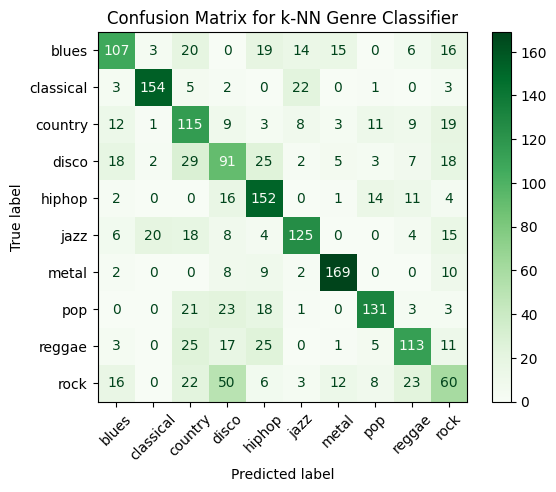
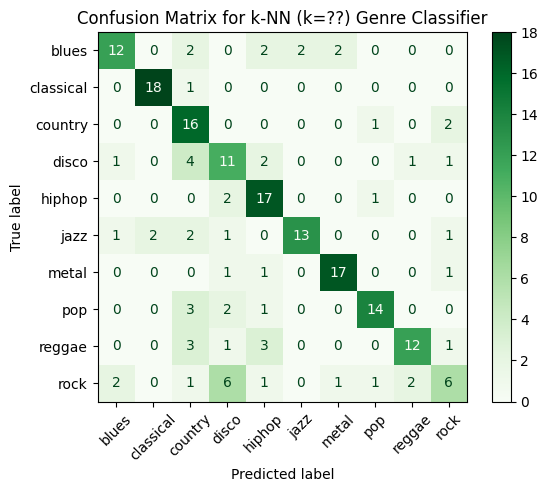
Code edit (unified diff) that turned the first committed figure into the second:
--- before
+++ after
@@ -33,12 +33,19 @@
 knn_classifier.fit(feature_train,target_train)
 
+#Majority voting per series
+def most_commom_decision(series):
+    return series.value_counts().idxmax()
+
 #Predict and test the accuracy of prediction
-target_predict = knn_classifier.predict(feature_test)
+test_dataset["kNNPredict"] = knn_classifier.predict(feature_test)
+target_predict = test_dataset.groupby("Track ID")["kNNPredict"].apply(most_commom_decision)
+target_test = test_dataset.groupby("Track ID")["Genre"].first().reindex(target_predict.index)
+
 accuracy = accuracy_score(target_test, target_predict)
-print (f"Test accuracy for k-NN classifier: {accuracy}")
+print (f"Test accuracy for k-NN (k=??) classifier: {accuracy}")
 print(classification_report(target_test, target_predict))
 
 #Plot confusion matrix
 ConfusionMatrixDisplay.from_predictions(target_test, target_predict, xticks_rotation=45,cmap="Greens")
-plt.title("Confusion Matrix for k-NN Genre Classifier")
+plt.title("Confusion Matrix for k-NN (k=??) Genre Classifier")
 plt.show()

Commit: Fixed TrackID for Task 4 kNN classifier